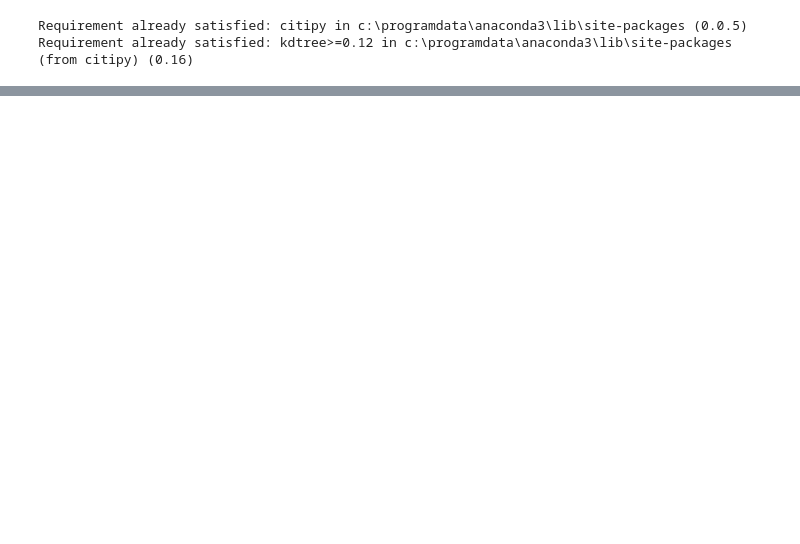
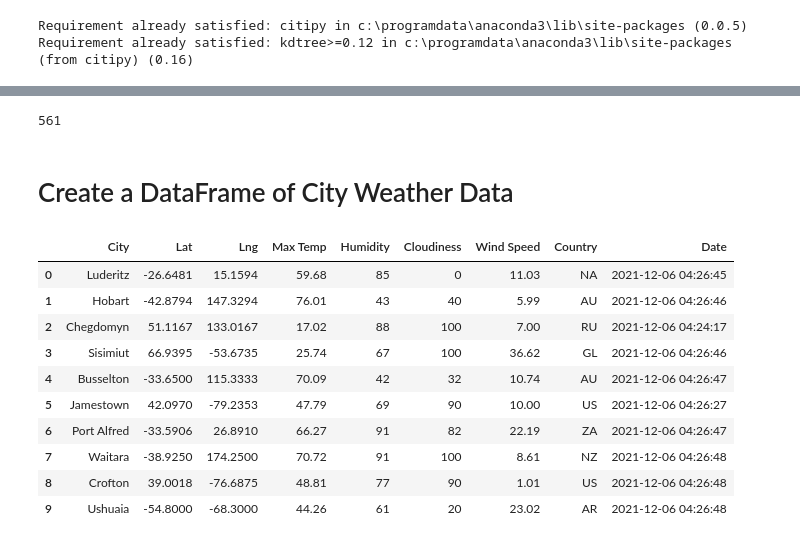
Before and after one commit to Judat/World_Weather_Analysis, a Jupyter notebook: WeatherPy.ipynb, the cells around one changed output, grey strips where cells are left out. Drawn from its saved outputs; the diff is of its cells as text; code cells hidden in the pictures; blank space fills up the shorter version.

Commit message:
Modifying .gitignore and Adding WeatherPy.ipynb

```diff
--- a/WeatherPy.ipynb
+++ b/WeatherPy.ipynb
@@ -9,9 +9,8 @@ Requirement already satisfied: citipy in c:\programdata\anaconda3\lib\site-packa
 Requirement already satisfied: kdtree>=0.12 in c:\programdata\anaconda3\lib\site-packages (from citipy) (0.16)
 # %%
 # Create a set of random latitude and longitude combinations.
-lats = np.random.uniform(low=-90.000, high=90.000, size=1500)
-lngs = np.random.uniform(low=-180.000, high=180.000, size=1500)
+lats = np.random.uniform(low=-90.000, high=90.000, size=1400)
+lngs = np.random.uniform(low=-180.000, high=180.000, size=1400)
 lat_lngs = zip(lats, lngs)
 # Add thelatitudes and longitudes to a list.
 coordinates = list(lat_lngs)
-coordinates
@@ -36,3 +17,11 @@ coordinates
+# %%
+# Import the requests library.
+import requests
+
+# Import the API key.
+from config import weather_api_key
+# Starting URL for Weather Map API Call.
+url = "http://api.openweathermap.org/data/2.5/weather?units=Imperial&APPID=" + weather_api_key
 # %%
 # Use the citipy module to determine city based on latitude and longitude.
 from citipy import citipy
@@ -52,0 +46,13 @@ len(cities)
+# %%
+# Import the time library and the datetime module from the datetime library
+import time
+from datetime import datetime
+# Create an empty list to hold the weather data.
+city_data = []
+# Print the beginning of the logging.
+print("Beginning Data Retrieval     ")
+print("-----------------------------")
+
+# Create counters.
+record_count = 1
+set_count = 1
@@ -52,0 +130,22 @@ len(cities)
+# %%
+len(city_data)
+# %% [output]
+561
+# %% [markdown]
+# Create a DataFrame of City Weather Data
+# %%
+# Convert the array of dictionaries to a Pandas DataFrame.
+city_data_df = pd.DataFrame(city_data)
+city_data_df.head(10)
+# %% [output]
+|  | City | Lat | Lng | Max Temp | Humidity | Cloudiness | Wind Speed | Country | Date |
+| 0 | Luderitz | -26.6481 | 15.1594 | 59.68 | 85 | 0 | 11.03 | NA | 2021-12-06 04:26:45 |
+| 1 | Hobart | -42.8794 | 147.3294 | 76.01 | 43 | 40 | 5.99 | AU | 2021-12-06 04:26:46 |
+| 2 | Chegdomyn | 51.1167 | 133.0167 | 17.02 | 88 | 100 | 7.00 | RU | 2021-12-06 04:24:17 |
+| 3 | Sisimiut | 66.9395 | -53.6735 | 25.74 | 67 | 100 | 36.62 | GL | 2021-12-06 04:26:46 |
+| 4 | Busselton | -33.6500 | 115.3333 | 70.09 | 42 | 32 | 10.74 | AU | 2021-12-06 04:26:47 |
+| 5 | Jamestown | 42.0970 | -79.2353 | 47.79 | 69 | 90 | 10.00 | US | 2021-12-06 04:26:27 |
+| 6 | Port Alfred | -33.5906 | 26.8910 | 66.27 | 91 | 82 | 22.19 | ZA | 2021-12-06 04:26:47 |
+| 7 | Waitara | -38.9250 | 174.2500 | 70.72 | 91 | 100 | 8.61 | NZ | 2021-12-06 04:26:48 |
+| 8 | Crofton | 39.0018 | -76.6875 | 48.81 | 77 | 90 | 1.01 | US | 2021-12-06 04:26:48 |
+| 9 | Ushuaia | -54.8000 | -68.3000 | 44.26 | 61 | 20 | 23.02 | AR | 2021-12-06 04:26:48 |
```
Also changed, not shown: parts of 8 cells of this notebook, 1 other file.
